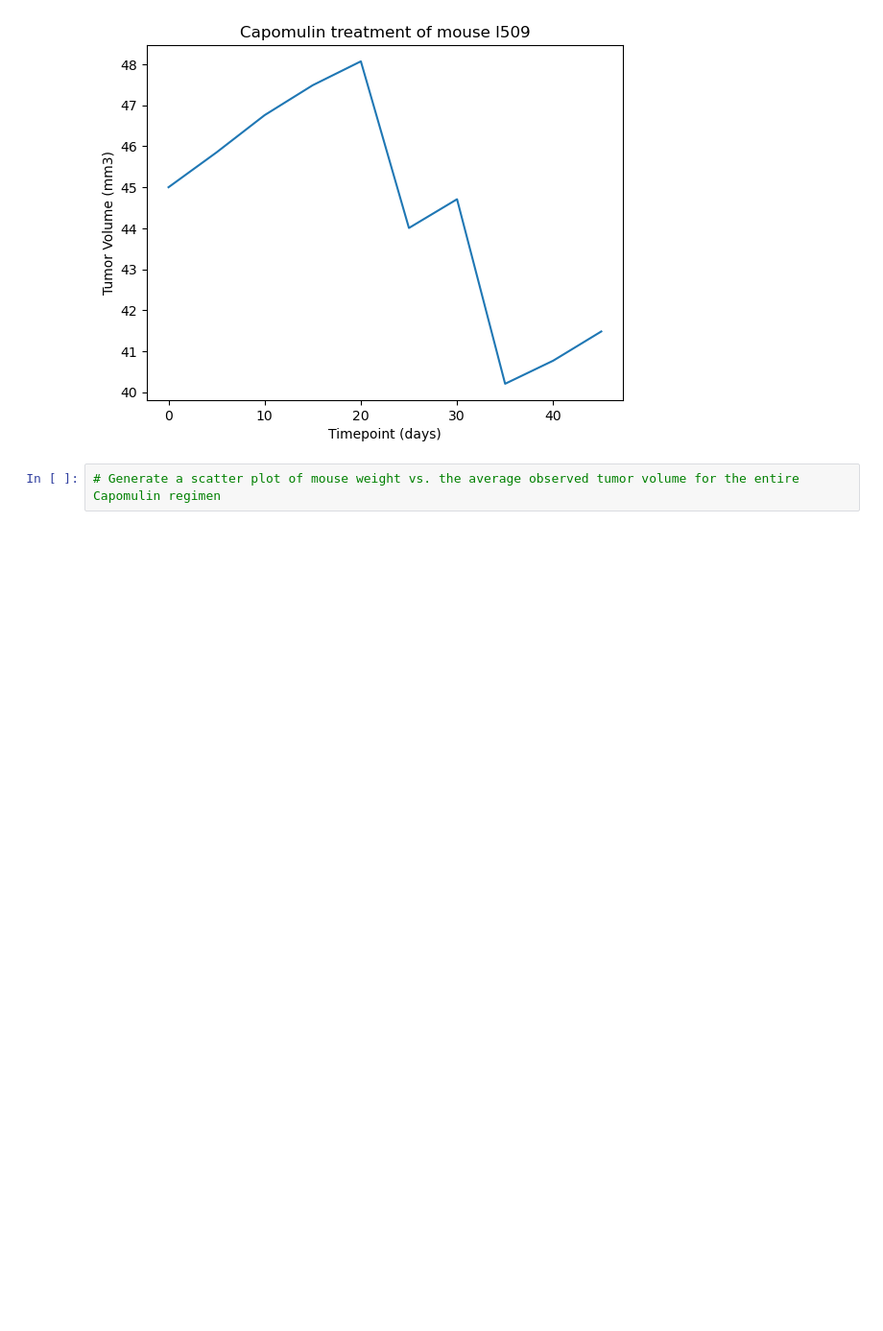
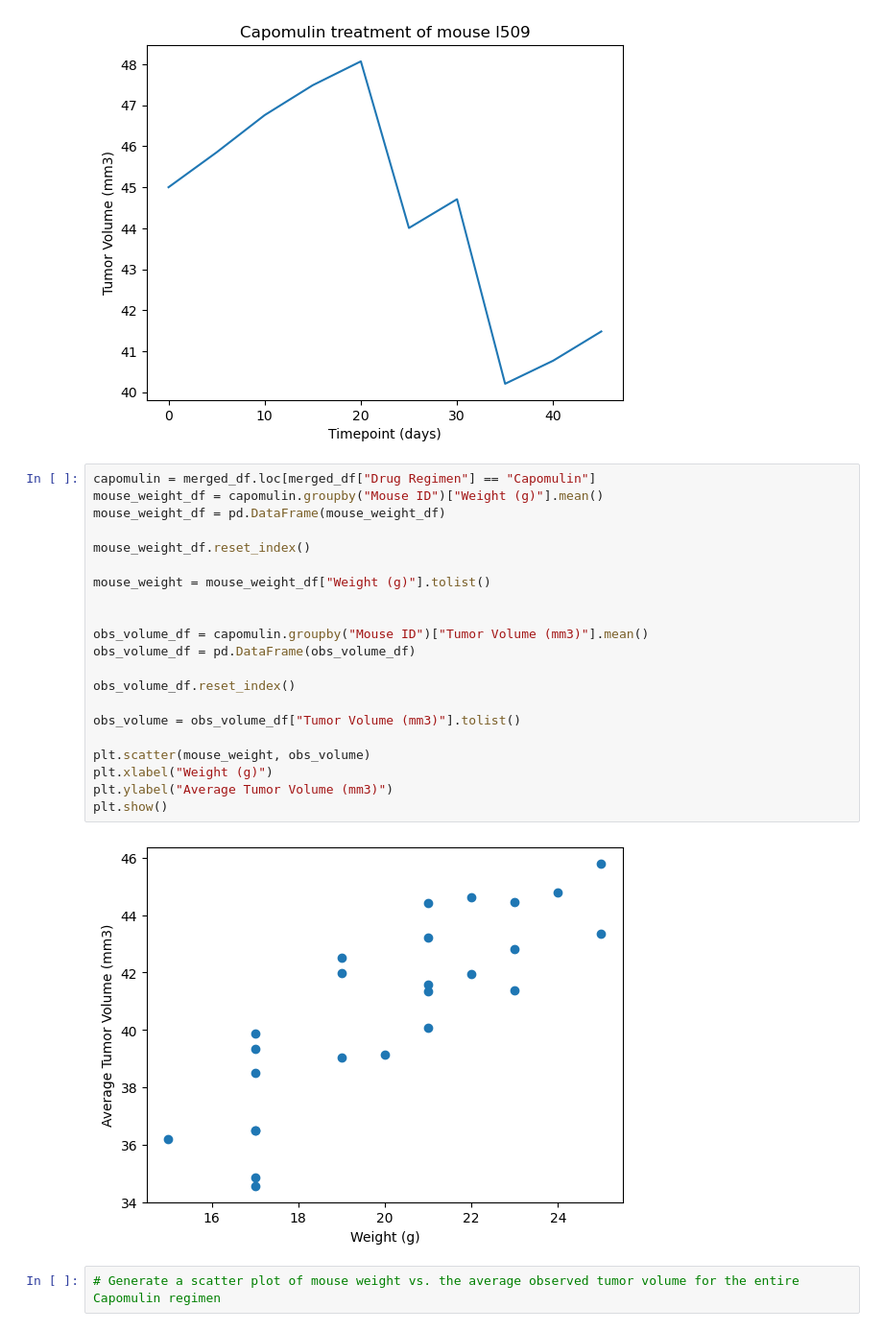
Before and after one commit to bassoon03/pymaceuticals, a Jupyter notebook: Starter_Code/Pymaceuticals/pymaceuticals_starter.ipynb, the cells around one changed output. Shown at 96% size. Cells and saved outputs as stored; diff of their text form; blank space fills up the shorter version.

```diff
--- a/Starter_Code/Pymaceuticals/pymaceuticals_starter.ipynb
+++ b/Starter_Code/Pymaceuticals/pymaceuticals_starter.ipynb
@@ -344,6 +400,29 @@ Ceftamin's potential outliers: Series([], Name: Tumor Volume (mm3), dtype: float
 # Generate a line plot of tumor volume vs. time point for a single mouse treated with Capomulin
 # %% [output]
 [figure]
+# %%
+capomulin = merged_df.loc[merged_df["Drug Regimen"] == "Capomulin"]
+mouse_weight_df = capomulin.groupby("Mouse ID")["Weight (g)"].mean()
+mouse_weight_df = pd.DataFrame(mouse_weight_df)
+
+mouse_weight_df.reset_index()
+
+mouse_weight = mouse_weight_df["Weight (g)"].tolist()
+
+
+obs_volume_df = capomulin.groupby("Mouse ID")["Tumor Volume (mm3)"].mean()
+obs_volume_df = pd.DataFrame(obs_volume_df)
+
+obs_volume_df.reset_index()
+
+obs_volume = obs_volume_df["Tumor Volume (mm3)"].tolist()
+
+plt.scatter(mouse_weight, obs_volume)
+plt.xlabel("Weight (g)")
+plt.ylabel("Average Tumor Volume (mm3)")
+plt.show()
+# %% [output]
+[figure, added]
 # %%
 # Generate a scatter plot of mouse weight vs. the average observed tumor volume for the entire Capomulin regimen
 # %% [output]
```
Also changed, not shown: parts of 4 cells of this notebook.
